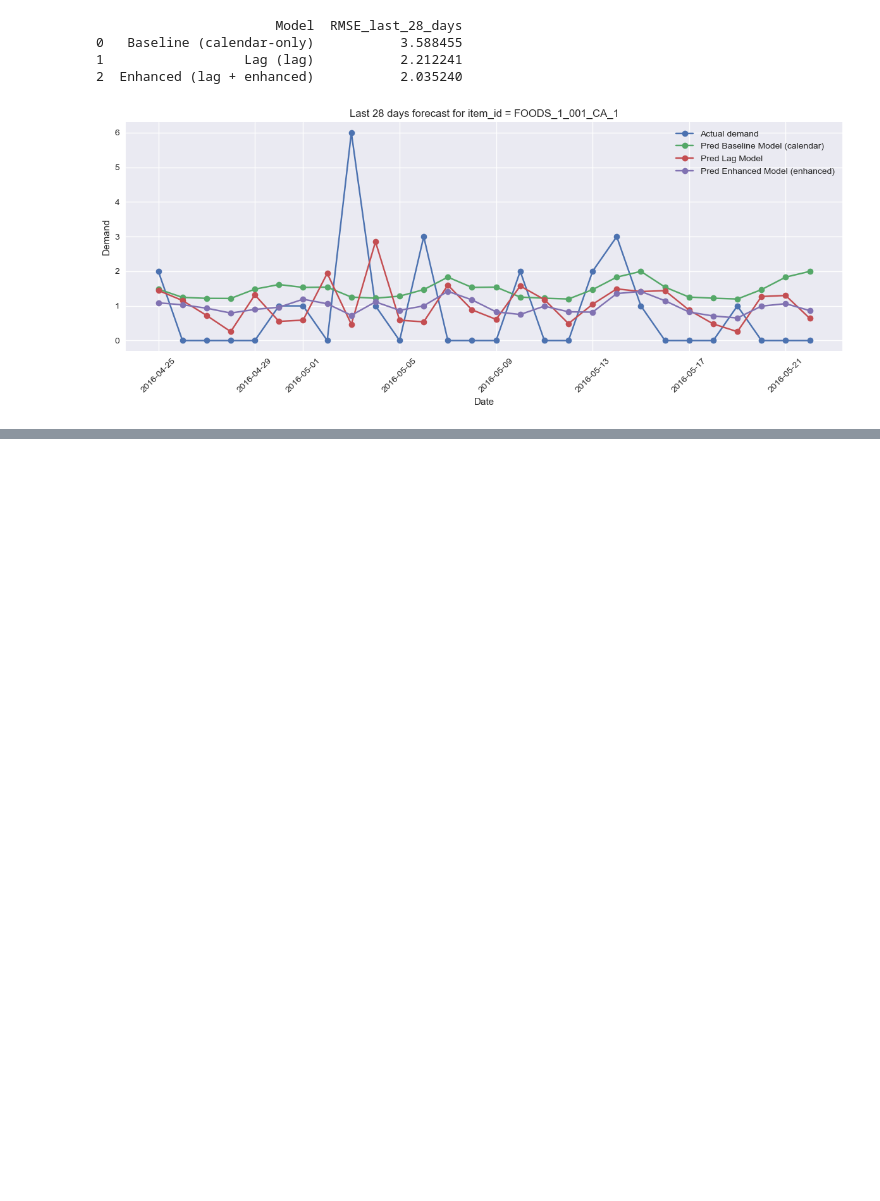
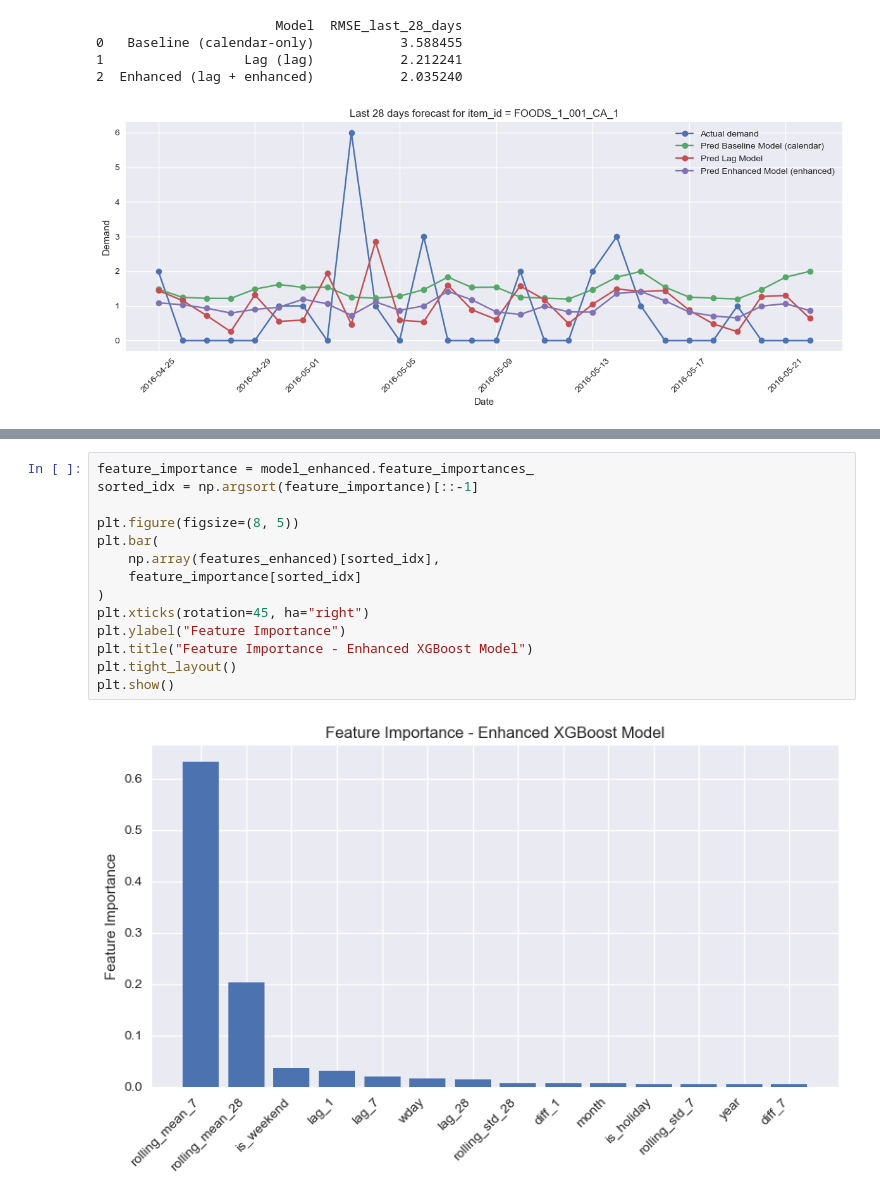
Before and after one commit to KaozhiChen/ADM_Project, a Jupyter notebook: XGBoost.ipynb, the cells around one changed output, grey strips where cells are left out. Saved outputs shown, nothing was run; the diff lists cells and outputs as text; blank space fills up the shorter version.

```diff
--- a/XGBoost.ipynb
+++ b/XGBoost.ipynb
@@ -309,0 +328,16 @@ plt.show()
+# %%
+feature_importance = model_enhanced.feature_importances_
+sorted_idx = np.argsort(feature_importance)[::-1]
+
+plt.figure(figsize=(8, 5))
+plt.bar(
+    np.array(features_enhanced)[sorted_idx],
+    feature_importance[sorted_idx]
+)
+plt.xticks(rotation=45, ha="right")
+plt.ylabel("Feature Importance")
+plt.title("Feature Importance - Enhanced XGBoost Model")
+plt.tight_layout()
+plt.show()
+# %% [output]
+[figure, added]
```
Also changed, not shown: parts of 1 cell of this notebook.
